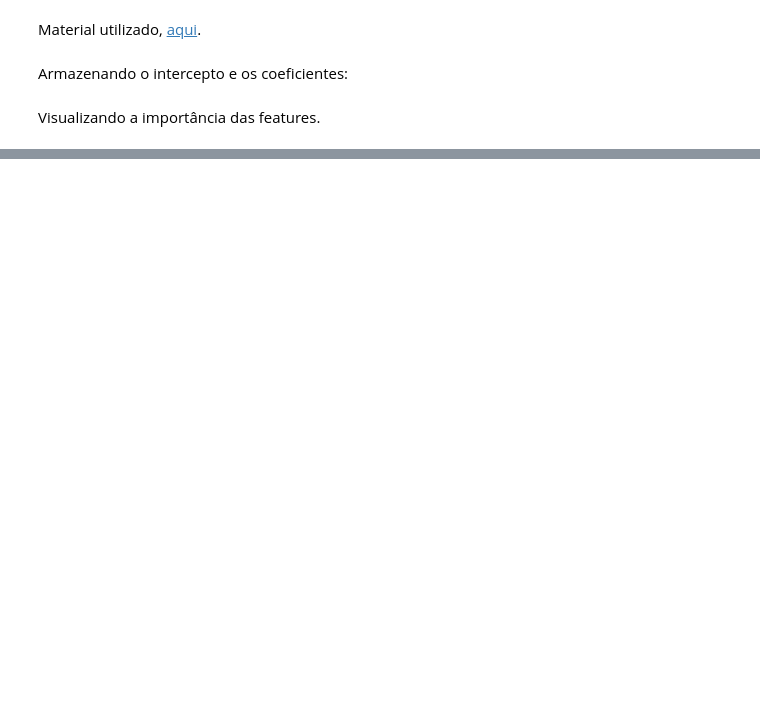
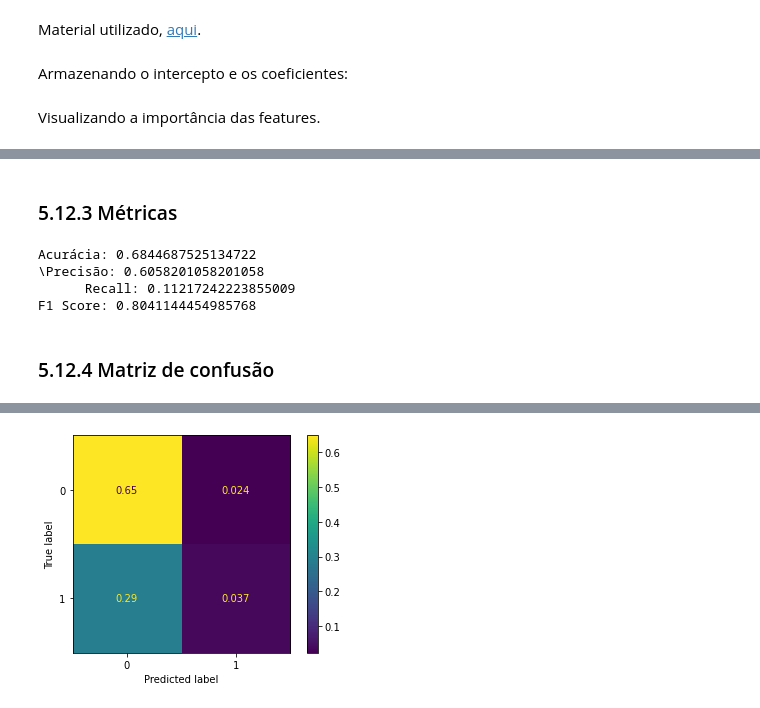
Before and after one commit to casjunior93/-Teste-de-deploy-no-Heroku-com-Fast-Ap, a Jupyter notebook: Covid_e_doenças_pré_existentes_em_SP.ipynb, the cells around one changed output, grey strips where cells are left out. Drawn from its saved outputs; the diff is of its cells as text; code cells hidden in the pictures; blank space fills up the shorter version.

```diff
--- a/Covid_e_doenças_pré_existentes_em_SP.ipynb
+++ b/Covid_e_doenças_pré_existentes_em_SP.ipynb
@@ -1821,0 +1868,11 @@ O recurso mais forte no conjunto de dados é a doença hepática. Um aumento da
+# %%
+%%time
+grid={"C":np.logspace(-3,3,7), "penalty":["l1","l2"]}
+
+#penalty: norma de penalização. https://builtin.com/data-science/l2-regularization
+#C: https://scikit-learn.org/stable/modules/generated/sklearn.linear_model.LogisticRegression.html
+
+logreg_rs=RandomizedSearchCV(estimator = logreg,\
+                         param_distributions = grid,\
+                         scoring = 'precision', cv=10, n_iter = 1000)
+logreg_rs.fit(X_treino,y_treino)
@@ -1821,0 +1890,3 @@ O recurso mais forte no conjunto de dados é a doença hepática. Um aumento da
+# %%
+logreg3 = LogisticRegression(C=0.01,penalty="l2")
+logreg3.fit(X_treino,y_treino)
@@ -1821,0 +1895,3 @@ O recurso mais forte no conjunto de dados é a doença hepática. Um aumento da
+# %%
+%%time
+y_pred_rs = logreg3.predict(X_teste)
@@ -1821,0 +1901,18 @@ O recurso mais forte no conjunto de dados é a doença hepática. Um aumento da
+# %% [markdown]
+### 5.12.3 Métricas
+# %%
+print(f'Acurácia: {accuracy_score(y_teste, y_pred_rs)}\n\Precisão: {precision_score(y_teste, y_pred_rs)}\n\
+      Recall: {recall_score(y_teste, y_pred_rs)} \nF1 Score: {f1_score(y_teste,  y_pred_rs, pos_label = 0)}')
+# %% [output]
+Acurácia: 0.6844687525134722
+\Precisão: 0.6058201058201058
+      Recall: 0.11217242223855009
+F1 Score: 0.8041144454985768
+# %% [markdown]
+### 5.12.4 Matriz de confusão
+# %%
+%%time
+cm_rs = confusion_matrix(y_teste, y_pred_rs, normalize='all')
+disp = ConfusionMatrixDisplay(confusion_matrix=cm_rs, display_labels=logreg3.classes_)
+disp.plot(values_format='.2g')
+# %% [output]
@@ -1821,0 +1921 @@ O recurso mais forte no conjunto de dados é a doença hepática. Um aumento da
+[figure, added]
```
Also changed, not shown: parts of 96 cells of this notebook.
